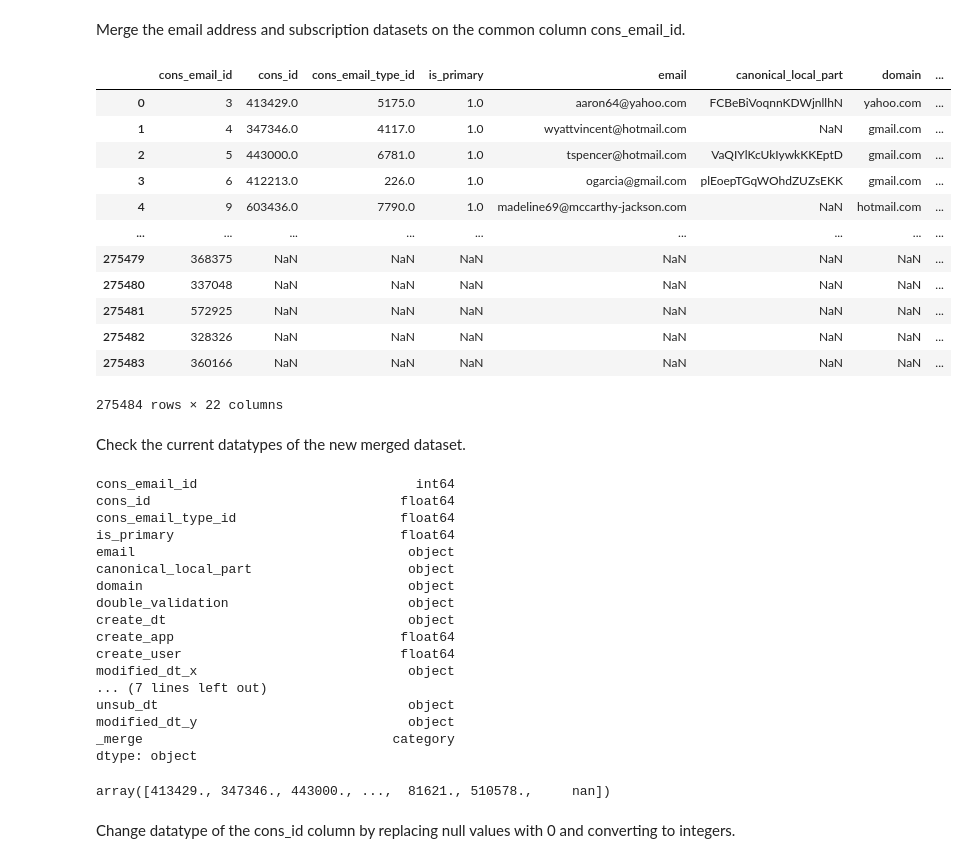
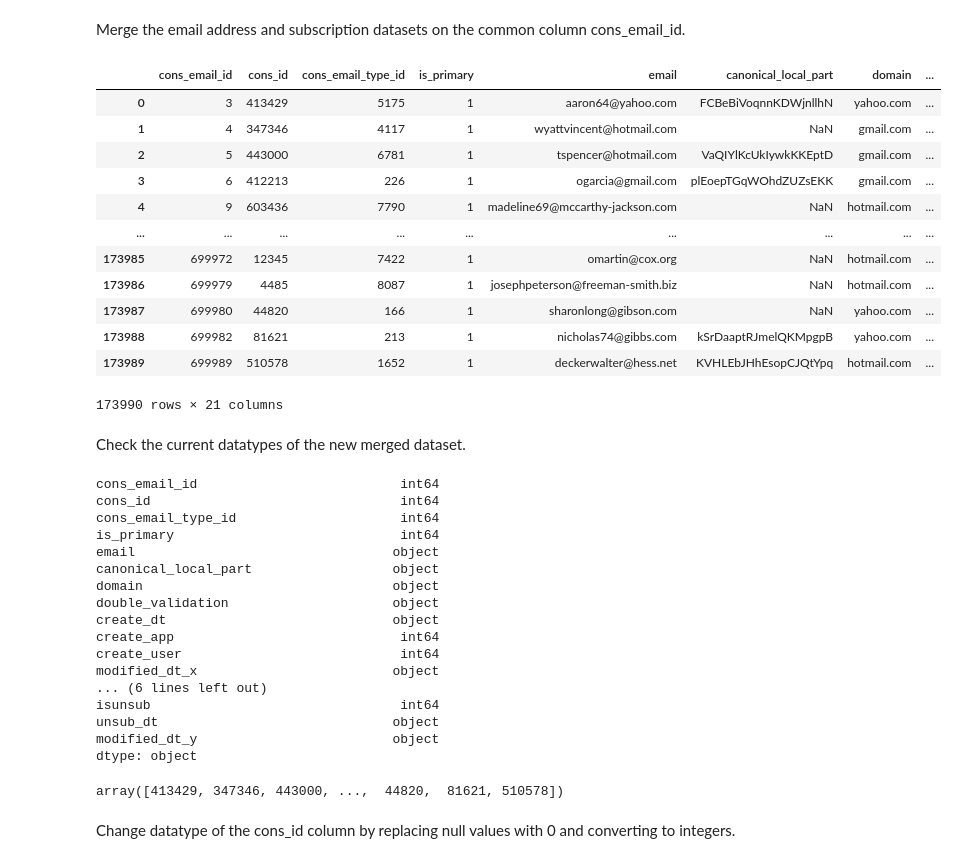
Before and after one commit to leighannajo/Data-Engineer-Exercise, a Jupyter notebook: notebooks/ExerciseNotebook.ipynb, the cells around one changed output. Drawn from its saved outputs; the diff is of its cells as text; code cells hidden in the pictures.

```diff
--- a/ExerciseNotebook.ipynb
+++ b/notebooks/ExerciseNotebook.ipynb
@@ -119,50 +119,49 @@ Index(['cons_email_chapter_subscription_id', 'cons_email_id', 'chapter_id',
 # %% [markdown]
 Merge the email address and subscription datasets on the common column cons_email_id.
 # %%
-df_subEmail = df_emails.merge(df_sub, how='right',
-                            on='cons_email_id',
-                            indicator=True)
+df_subEmail = df_emails.merge(df_sub, how='inner',
+                            on='cons_email_id')
 df_subEmail
 # %% [output]
 |  | cons_email_id | cons_id | cons_email_type_id | is_primary | email | canonical_local_part | domain | ... |
-| 0 | 3 | 413429.0 | 5175.0 | 1.0 | aaron64@yahoo.com | FCBeBiVoqnnKDWjnllhN | yahoo.com | ... |
-| 1 | 4 | 347346.0 | 4117.0 | 1.0 | wyattvincent@hotmail.com | NaN | gmail.com | ... |
-| 2 | 5 | 443000.0 | 6781.0 | 1.0 | tspencer@hotmail.com | VaQIYlKcUkIywkKKEptD | gmail.com | ... |
-| 3 | 6 | 412213.0 | 226.0 | 1.0 | ogarcia@gmail.com | plEoepTGqWOhdZUZsEKK | gmail.com | ... |
-| 4 | 9 | 603436.0 | 7790.0 | 1.0 | madeline69@mccarthy-jackson.com | NaN | hotmail.com | ... |
+| 0 | 3 | 413429 | 5175 | 1 | aaron64@yahoo.com | FCBeBiVoqnnKDWjnllhN | yahoo.com | ... |
+| 1 | 4 | 347346 | 4117 | 1 | wyattvincent@hotmail.com | NaN | gmail.com | ... |
+| 2 | 5 | 443000 | 6781 | 1 | tspencer@hotmail.com | VaQIYlKcUkIywkKKEptD | gmail.com | ... |
+| 3 | 6 | 412213 | 226 | 1 | ogarcia@gmail.com | plEoepTGqWOhdZUZsEKK | gmail.com | ... |
+| 4 | 9 | 603436 | 7790 | 1 | madeline69@mccarthy-jackson.com | NaN | hotmail.com | ... |
 | ... | ... | ... | ... | ... | ... | ... | ... | ... |
-| 275479 | 368375 | NaN | NaN | NaN | NaN | NaN | NaN | ... |
-| 275480 | 337048 | NaN | NaN | NaN | NaN | NaN | NaN | ... |
-| 275481 | 572925 | NaN | NaN | NaN | NaN | NaN | NaN | ... |
-| 275482 | 328326 | NaN | NaN | NaN | NaN | NaN | NaN | ... |
-| 275483 | 360166 | NaN | NaN | NaN | NaN | NaN | NaN | ... |
+| 173985 | 699972 | 12345 | 7422 | 1 | omartin@cox.org | NaN | hotmail.com | ... |
+| 173986 | 699979 | 4485 | 8087 | 1 | josephpeterson@freeman-smith.biz | NaN | hotmail.com | ... |
+| 173987 | 699980 | 44820 | 166 | 1 | sharonlong@gibson.com | NaN | yahoo.com | ... |
+| 173988 | 699982 | 81621 | 213 | 1 | nicholas74@gibbs.com | kSrDaaptRJmelQKMpgpB | yahoo.com | ... |
+| 173989 | 699989 | 510578 | 1652 | 1 | deckerwalter@hess.net | KVHLEbJHhEsopCJQtYpq | hotmail.com | ... |
-275484 rows × 22 columns
+173990 rows × 21 columns
 # %% [markdown]
 Check the current datatypes of the new merged dataset.
 # %%
 df_subEmail.dtypes
 # %% [output]
-cons_email_id                            int64
-cons_id                                float64
-cons_email_type_id                     float64
-is_primary                             float64
-email                                   object
-canonical_local_part                    object
-domain                                  object
-double_validation                       object
-create_dt                               object
-create_app                             float64
-create_user                            float64
-modified_dt_x                           object
-... (7 lines left out)
-unsub_dt                                object
-modified_dt_y                           object
-_merge                                category
+cons_email_id                          int64
+cons_id                                int64
+cons_email_type_id                     int64
+is_primary                             int64
+email                                 object
+canonical_local_part                  object
+domain                                object
+double_validation                     object
+create_dt                             object
+create_app                             int64
+create_user                            int64
+modified_dt_x                         object
+... (6 lines left out)
+isunsub                                int64
+unsub_dt                              object
+modified_dt_y                         object
 dtype: object
 # %%
 df_subEmail.cons_id.unique()
 # %% [output]
-array([413429., 347346., 443000., ...,  81621., 510578.,     nan])
+array([413429, 347346, 443000, ...,  44820,  81621, 510578])
 # %% [markdown]
 Change datatype of the cons_id column by replacing null values with 0 and converting to integers.
 # %%
```
Also changed, not shown: parts of 12 cells of this notebook, 3 other files.
